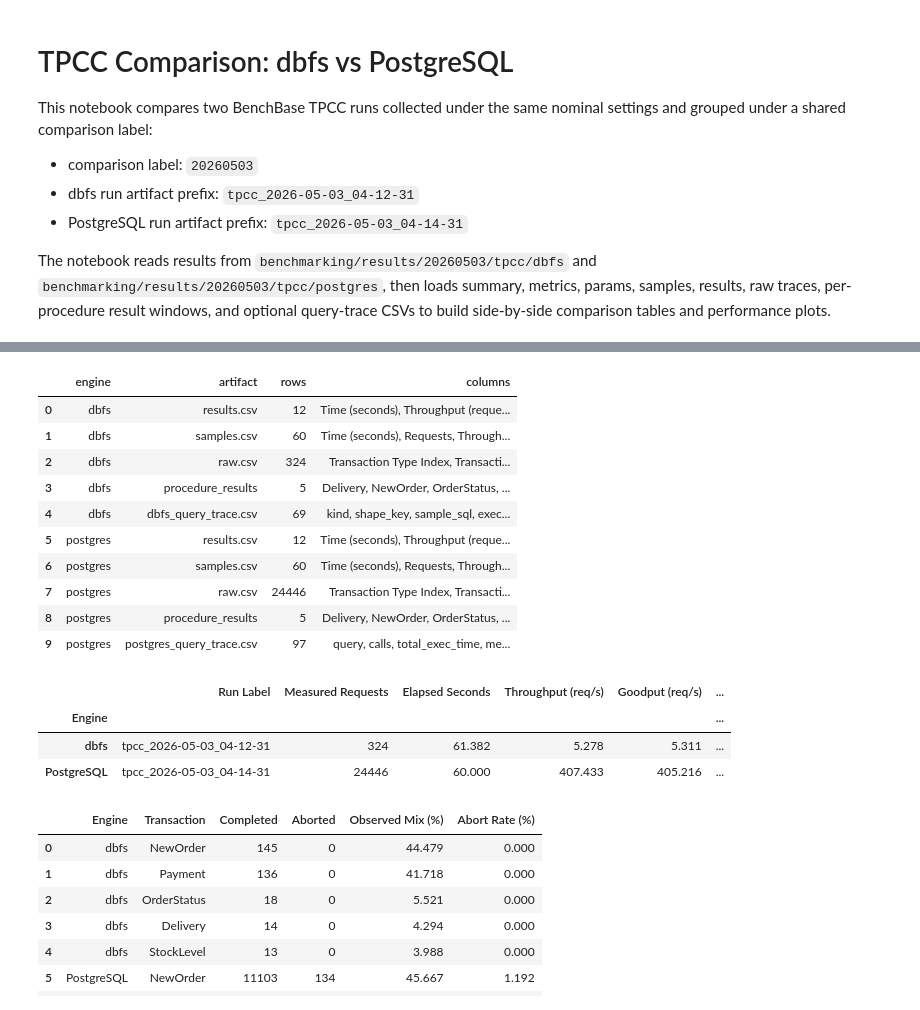
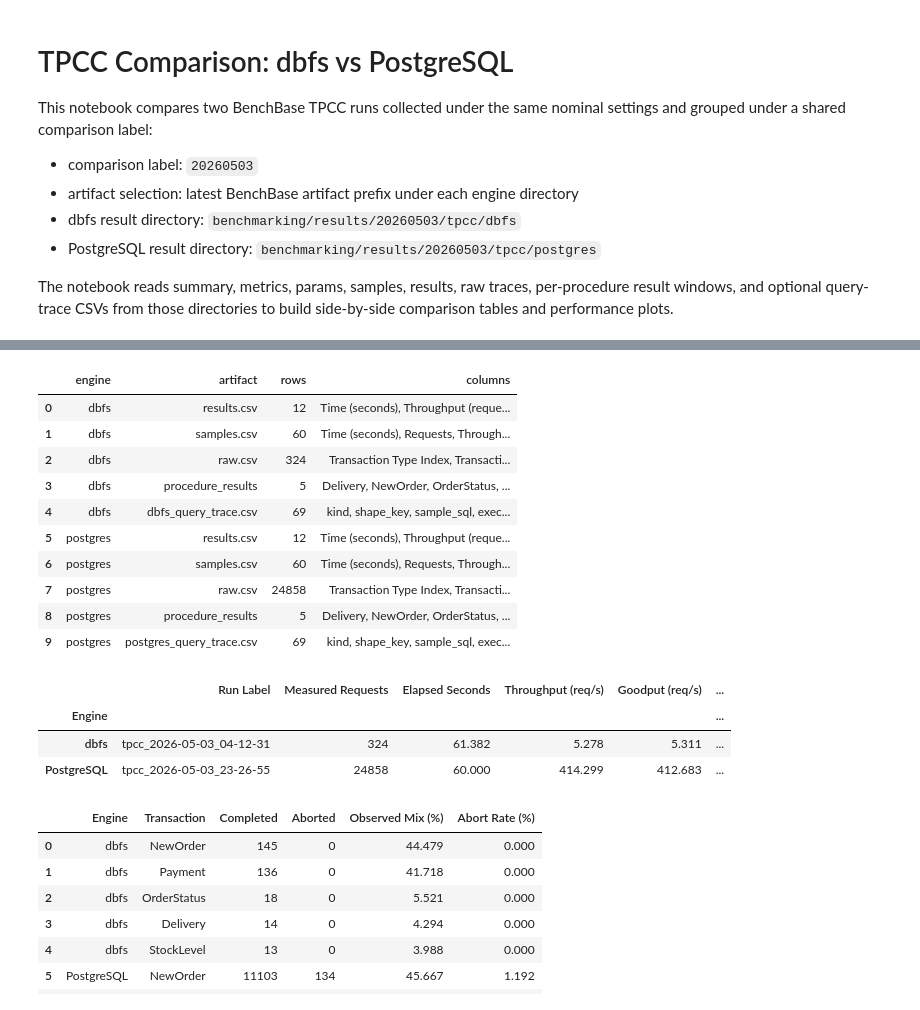
Before and after one commit to yohaku999/oltp_fs, a Jupyter notebook: benchmarking/notebooks/tpcc_dbfs_vs_postgres_basic_comparison.ipynb, the cells around one changed output, grey strips where cells are left out. Drawn from its saved outputs; the diff is of its cells as text; code cells hidden in the pictures.

```diff
--- a/benchmarking/notebooks/tpcc_dbfs_vs_postgres_basic_comparison.ipynb
+++ b/benchmarking/notebooks/tpcc_dbfs_vs_postgres_basic_comparison.ipynb
@@ -4,10 +4,11 @@
 This notebook compares two BenchBase TPCC runs collected under the same nominal settings and grouped under a shared comparison label:
 
 - comparison label: `20260503`
-- dbfs run artifact prefix: `tpcc_2026-05-03_04-12-31`
-- PostgreSQL run artifact prefix: `tpcc_2026-05-03_04-14-31`
+- artifact selection: latest BenchBase artifact prefix under each engine directory
+- dbfs result directory: `benchmarking/results/20260503/tpcc/dbfs`
+- PostgreSQL result directory: `benchmarking/results/20260503/tpcc/postgres`
 
-The notebook reads results from `benchmarking/results/20260503/tpcc/dbfs` and `benchmarking/results/20260503/tpcc/postgres`, then loads summary, metrics, params, samples, results, raw traces, per-procedure result windows, and optional query-trace CSVs to build side-by-side comparison tables and performance plots.
+The notebook reads summary, metrics, params, samples, results, raw traces, per-procedure result windows, and optional query-trace CSVs from those directories to build side-by-side comparison tables and performance plots.
 # %%
 from pathlib import Path
 import json
@@ -176,12 +177,23 @@ parsed_configs
 | 0 | dbfs | TPCC | POSTGRES | dev.yohaku.dbfs.jdbc.DbfsDriver | jdbc:dbfs://dbfs:25432/benchbase | TRANSACTION_SERIALIZABLE | 2 | 1.0 | 1 | ... |
 | 1 | postgres | TPCC | POSTGRES | org.postgresql.Driver | jdbc:postgresql://postgres:5432/b... | TRANSACTION_SERIALIZABLE | 2 | 1.0 | 1 | ... |
 # %%
-def find_artifact(result_dir, suffix):
-    matches = sorted(result_dir.glob(f'*{suffix}'))
+def find_latest_artifact_prefix(result_dir):
+    summary_suffix = required_suffixes['summary']
+    matches = sorted(result_dir.glob(f'*{summary_suffix}'))
     if not matches:
         raise FileNotFoundError(
-            f'No artifact ending with {suffix} under {result_dir}')
-    return matches[0]
+            f'No artifact ending with {summary_suffix} under {result_dir}')
+    latest_summary = matches[-1]
+    return latest_summary.name[:-len(summary_suffix)]
+
+
+def find_artifact(result_dir, run_label, suffix):
+    artifact_path = result_dir / f'{run_label}{suffix}'
+    if not artifact_path.exists():
+        raise FileNotFoundError(
+            f'No artifact ending with {suffix} for {run_label} under {result_dir}'
+        )
+    return artifact_path
 
 
 def load_optional_query_trace(engine, result_dir):
@@ -193,11 +205,13 @@ def load_optional_query_trace(engine, result_dir):
 
 def load_run_artifacts(engine, config):
     result_dir = config['result_dir']
+    detected_label = find_latest_artifact_prefix(result_dir)
     artifacts = {
-        name: find_artifact(result_dir, suffix)
+        name: find_artifact(result_dir, detected_label, suffix)
         for name, suffix in required_suffixes.items()
     }
-    procedure_paths = sorted(result_dir.glob('*.results.*.csv'))
+    procedure_paths = sorted(
+        result_dir.glob(f'{detected_label}{procedure_suffix}*.csv'))
     query_trace_path, query_trace_df = load_optional_query_trace(
         engine, result_dir)
 
@@ -217,6 +231,7 @@ def load_run_artifacts(engine, config):
     }
 
     return {
+        'label': detected_label,
         'artifacts': artifacts,
         'summary': summary,
         'metrics': metrics,
@@ -258,36 +273,36 @@ for engine, config in run_configs.items():
             'engine': engine,
             'artifact': 'procedure_results',
             'rows': len(run_data['procedure_dfs']),
             'columns': ', '.join(sorted(run_data['procedure_dfs'].keys())),
         },
         {
             'engine':
             engine,
             'artifact':
             query_trace_filenames[engine],
             'rows':
             0 if run_data['query_trace_df'] is None else len(
                 run_data['query_trace_df']),
             'columns':
             'missing (optional)' if run_data['query_trace_df'] is None else
             ', '.join(run_data['query_trace_df'].columns),
         },
     ])
 
 validation_df = pd.DataFrame(validation_rows)
 validation_df
 # %% [output]
 |  | engine | artifact | rows | columns |
 | 0 | dbfs | results.csv | 12 | Time (seconds), Throughput (reque... |
 | 1 | dbfs | samples.csv | 60 | Time (seconds), Requests, Through... |
 | 2 | dbfs | raw.csv | 324 | Transaction Type Index, Transacti... |
 | 3 | dbfs | procedure_results | 5 | Delivery, NewOrder, OrderStatus, ... |
 | 4 | dbfs | dbfs_query_trace.csv | 69 | kind, shape_key, sample_sql, exec... |
 | 5 | postgres | results.csv | 12 | Time (seconds), Throughput (reque... |
 | 6 | postgres | samples.csv | 60 | Time (seconds), Requests, Through... |
-| 7 | postgres | raw.csv | 24446 | Transaction Type Index, Transacti... |
+| 7 | postgres | raw.csv | 24858 | Transaction Type Index, Transacti... |
 | 8 | postgres | procedure_results | 5 | Delivery, NewOrder, OrderStatus, ... |
-| 9 | postgres | postgres_query_trace.csv | 97 | query, calls, total_exec_time, me... |
+| 9 | postgres | postgres_query_trace.csv | 69 | kind, shape_key, sample_sql, exec... |
 # %%
 summary_rows = []
 for engine, run in runs.items():
@@ -335,7 +350,7 @@ summary_comparison_df
 |  | Run Label | Measured Requests | Elapsed Seconds | Throughput (req/s) | Goodput (req/s) | ... |
 | Engine |  |  |  |  |  | ... |
 | dbfs | tpcc_2026-05-03_04-12-31 | 324 | 61.382 | 5.278 | 5.311 | ... |
-| PostgreSQL | tpcc_2026-05-03_04-14-31 | 24446 | 60.000 | 407.433 | 405.216 | ... |
+| PostgreSQL | tpcc_2026-05-03_23-26-55 | 24858 | 60.000 | 414.299 | 412.683 | ... |
 # %%
 transaction_names = [
     'NewOrder', 'Payment', 'OrderStatus', 'Delivery', 'StockLevel'
```
Also changed, not shown: parts of 5 cells of this notebook, 21 other files.
